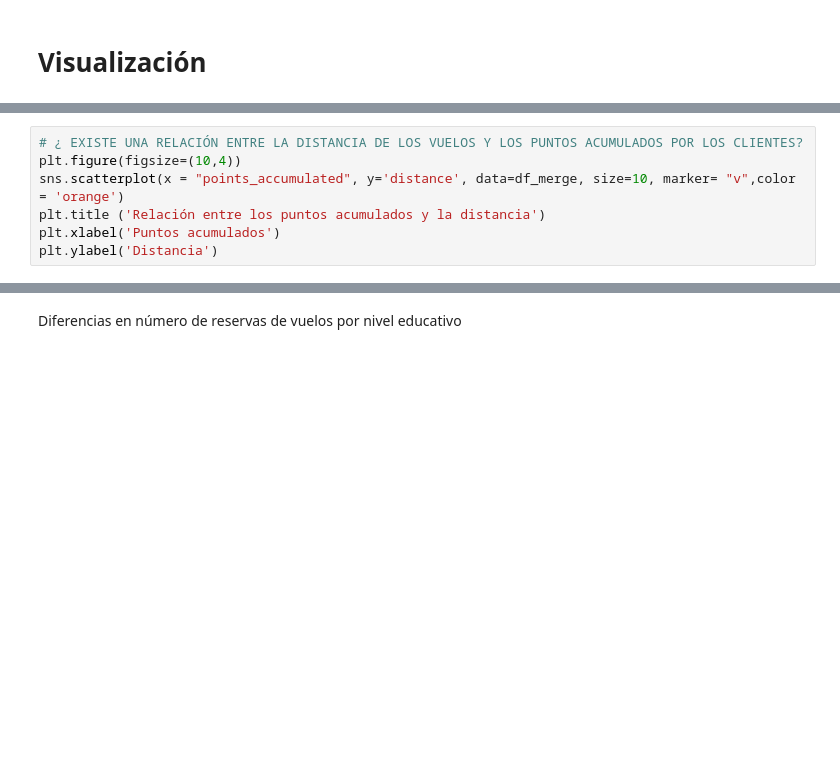
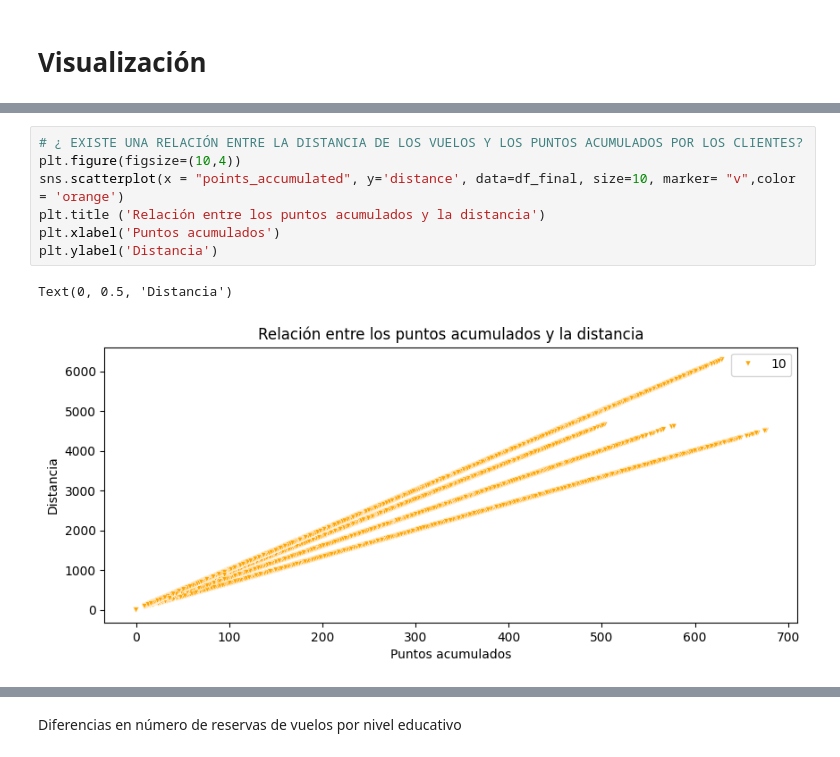
Before and after one commit to Adalab/bda-modulo-3-evaluacion-final-anitaromero25-bot, a Jupyter notebook: evaluacion_mod3_ana_romero_valderrama.ipynb, the cells around one changed output, grey strips where cells are left out. Cells and saved outputs as stored; diff of their text form; blank space fills up the shorter version.

```diff
--- a/evaluacion_mod3_ana_romero_valderrama.ipynb
+++ b/evaluacion_mod3_ana_romero_valderrama.ipynb
@@ -710,10 +807,13 @@ plt.show()
 # %%
 # ¿ EXISTE UNA RELACIÓN ENTRE LA DISTANCIA DE LOS VUELOS Y LOS PUNTOS ACUMULADOS POR LOS CLIENTES?
 plt.figure(figsize=(10,4))
-sns.scatterplot(x = "points_accumulated", y='distance', data=df_merge, size=10, marker= "v",color = 'orange')
+sns.scatterplot(x = "points_accumulated", y='distance', data=df_final, size=10, marker= "v",color = 'orange')
 plt.title ('Relación entre los puntos acumulados y la distancia')
 plt.xlabel('Puntos acumulados')
 plt.ylabel('Distancia')
+# %% [output]
+Text(0, 0.5, 'Distancia')
+[figure, added]
 # %%
 # ¿ CUÁL ES LA DISTRIBUCIÓN DE LOS CLIENTES POR PROVINCIA O ESTADO?
 plt.figure(figsize=(15,4))
```
Also changed, not shown: parts of 17 cells of this notebook.
